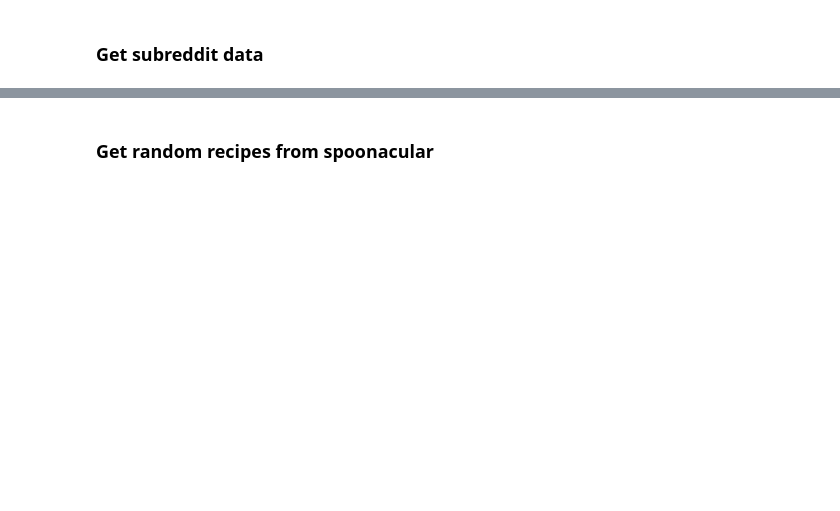
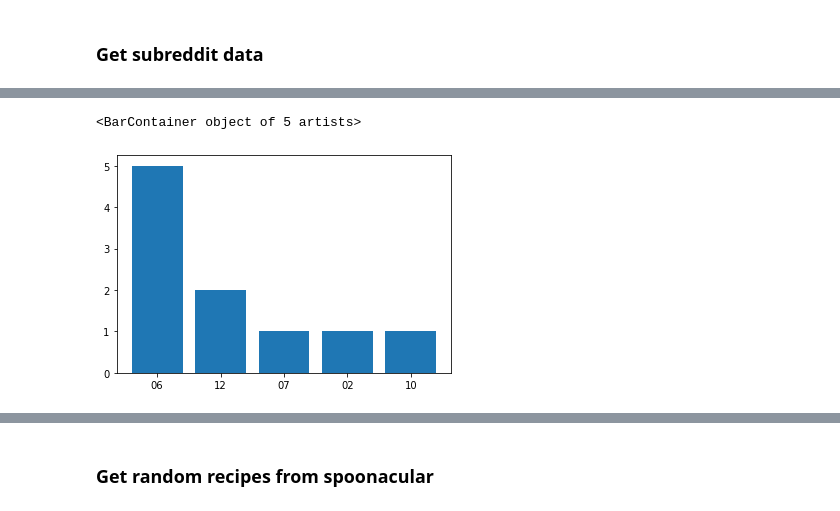
Before and after one commit to ZerhackerJagi/food_dashboard, a Jupyter notebook: Dashboard.ipynb, the cells around one changed output, grey strips where cells are left out. Drawn from its saved outputs; the diff is of its cells as text; code cells hidden in the pictures; blank space fills up the shorter version.

```diff
--- a/Dashboard.ipynb
+++ b/Dashboard.ipynb
@@ -78,0 +81,5 @@ df.describe()
+# %%
+plt.bar(i, k)
+# %% [output]
+<BarContainer object of 5 artists>
+[figure, added]
```
Also changed, not shown: parts of 20 cells of this notebook.
